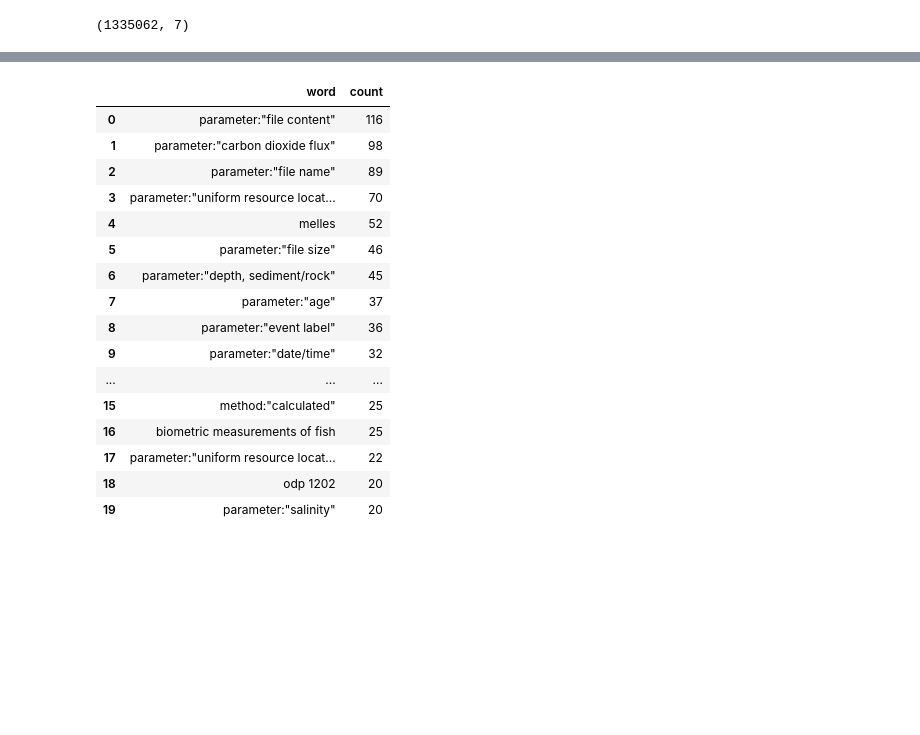
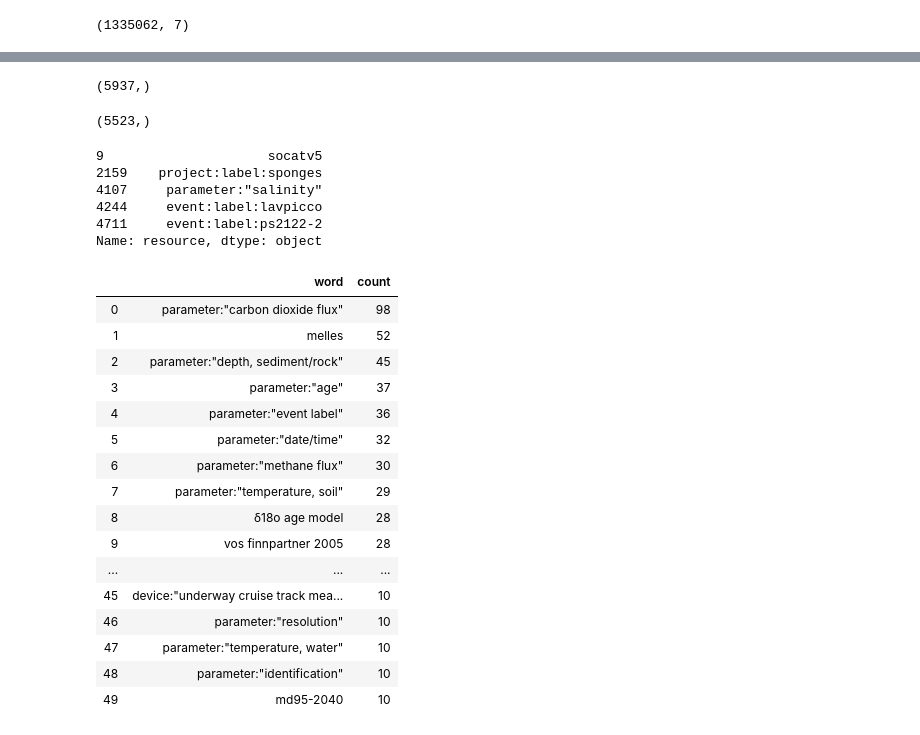
Before and after one commit to pangaea-data-publisher/pan_usagemmine, a Jupyter notebook: Top50KeyWords_Updated.ipynb, the cells around one changed output, grey strips where cells are left out. Drawn from its saved outputs; the diff is of its cells as text; code cells hidden in the pictures; blank space fills up the shorter version.

```diff
--- a/Top50KeyWords_Updated.ipynb
+++ b/Top50KeyWords_Updated.ipynb
@@ -98,7 +87,7 @@ logData.head(5)
 # %%
 regex = '(\?q\=)(.*?)\&'
 def parse_query(url):
-    parsed = urlparse.urlparse(url)
+    parsed = urlparse(url)
     l = None
     if 'q' in parse_qs(parsed.query):
         l = parse_qs(parsed.query)['q']
@@ -120,0 +110,3 @@ searchData.shape
+# %%
+searchData= searchData[~searchData.resource.str.contains('/?q=parameter%3A%22-%22')]
+# /?q=parameter%3A%22Event+label%22 & /?q=parameter%3A%22DATE%2FTIME%22
@@ -123,25 +129,45 @@ keyWords = searchData['resource'].apply(parse_query)
+# %%
+keyWords.shape
+# %% [output]
+(5937,)
+# %%
+keyWords = keyWords[~keyWords.str.contains('file')]
+# %%
+keyWords.shape
+# %% [output]
+(5523,)
+# %%
+keyWords.head(5)
+# keyWords.to_csv('search2')
+# %% [output]
+9                     socatv5
+2159    project:label:sponges
+4107     parameter:"salinity"
+4244     event:label:lavpicco
+4711     event:label:ps2122-2
+Name: resource, dtype: object
 # %%
 top50KeyWords = keyWords.value_counts().head(50)
 # %%
 df = pd.DataFrame({'word':top50KeyWords.index, 'count':top50KeyWords.values})
-df.head(20)
+df.head(50)
 # %% [output]
 |  | word | count |
-| 0 | parameter:"file content" | 116 |
-| 1 | parameter:"carbon dioxide flux" | 98 |
-| 2 | parameter:"file name" | 89 |
-| 3 | parameter:"uniform resource locat... | 70 |
-| 4 | melles | 52 |
-| 5 | parameter:"file size" | 46 |
-| 6 | parameter:"depth, sediment/rock" | 45 |
-| 7 | parameter:"age" | 37 |
-| 8 | parameter:"event label" | 36 |
-| 9 | parameter:"date/time" | 32 |
+| 0 | parameter:"carbon dioxide flux" | 98 |
+| 1 | melles | 52 |
+| 2 | parameter:"depth, sediment/rock" | 45 |
+| 3 | parameter:"age" | 37 |
+| 4 | parameter:"event label" | 36 |
+| 5 | parameter:"date/time" | 32 |
+| 6 | parameter:"methane flux" | 30 |
+| 7 | parameter:"temperature, soil" | 29 |
+| 8 | δ18o age model | 28 |
+| 9 | vos finnpartner 2005 | 28 |
 | ... | ... | ... |
-| 15 | method:"calculated" | 25 |
-| 16 | biometric measurements of fish | 25 |
-| 17 | parameter:"uniform resource locat... | 22 |
-| 18 | odp 1202 | 20 |
-| 19 | parameter:"salinity" | 20 |
+| 45 | device:"underway cruise track mea... | 10 |
+| 46 | parameter:"resolution" | 10 |
+| 47 | parameter:"temperature, water" | 10 |
+| 48 | parameter:"identification" | 10 |
+| 49 | md95-2040 | 10 |
 # %%
 #remove 'parameter:' from the word column
```
Also changed, not shown: parts of 11 cells of this notebook, 10 other files.
